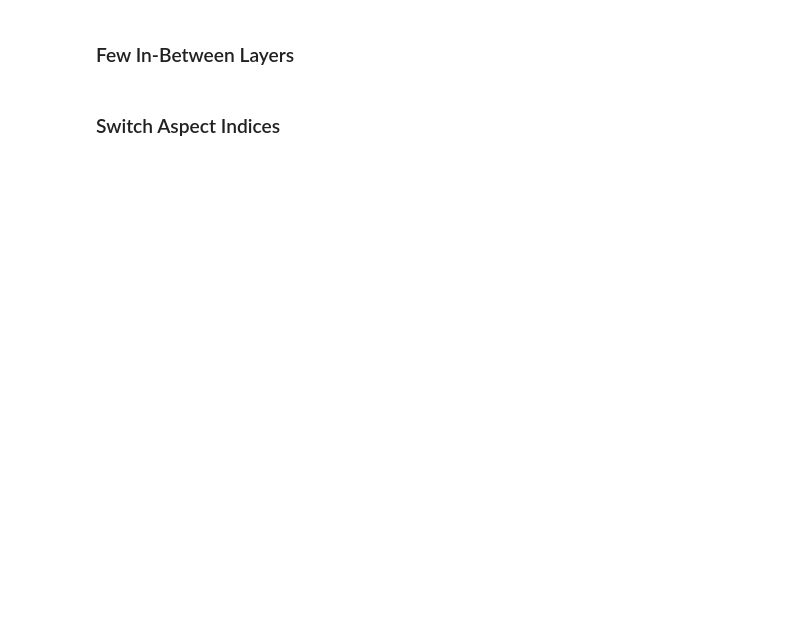
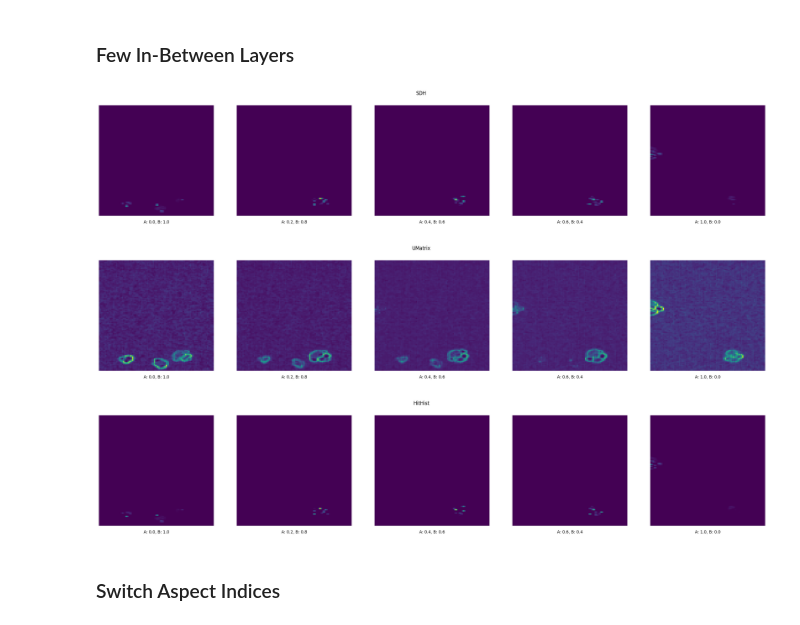
Before and after one commit to Znerual/AlignedSOM, a Jupyter notebook: notebooks/AlignedSOM_10clusters_formatted.ipynb, the cells around one changed output. Drawn from its saved outputs; the diff is of its cells as text; code cells hidden in the pictures; blank space fills up the shorter version.

```diff
--- a/notebooks/AlignedSOM_10clusters_formatted.ipynb
+++ b/notebooks/AlignedSOM_10clusters_formatted.ipynb
@@ -239,9 +285,12 @@ asom_large_4 = setup(
 # %%
 asom_large_5 = setup(
     som_dim=SOM_DIM,
-    num_layers=N_LAYERS,
-    aspect_selection=ASPECT_SELECTION,
-    num_layers=6)
+    num_layers=6,
+    aspect_selection=ASPECT_SELECTION,)
+# %% [output]
+[figure, added]
+[figure, added]
+[figure, added]
 # %% [markdown]
 ### Switch Aspect Indices
 # %%
```
Also changed, not shown: parts of 8 cells of this notebook.
